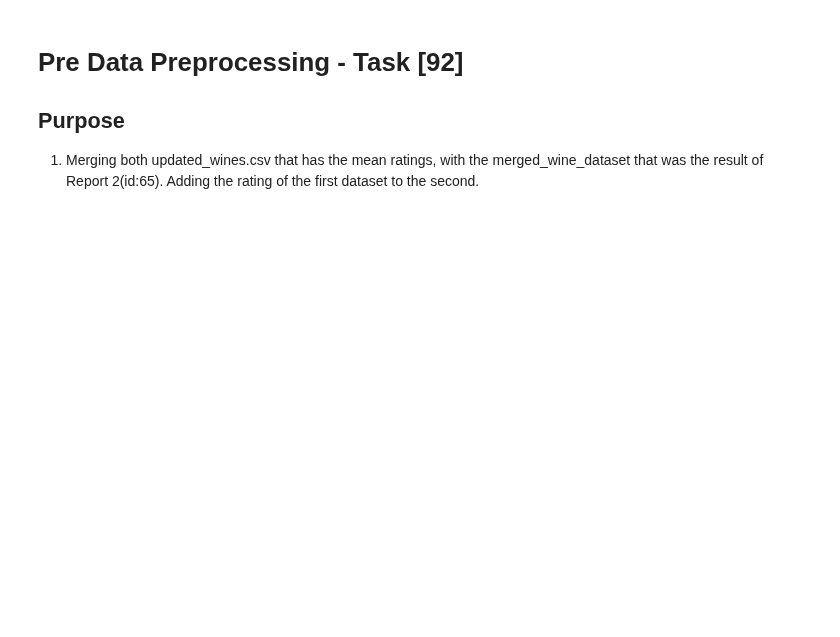
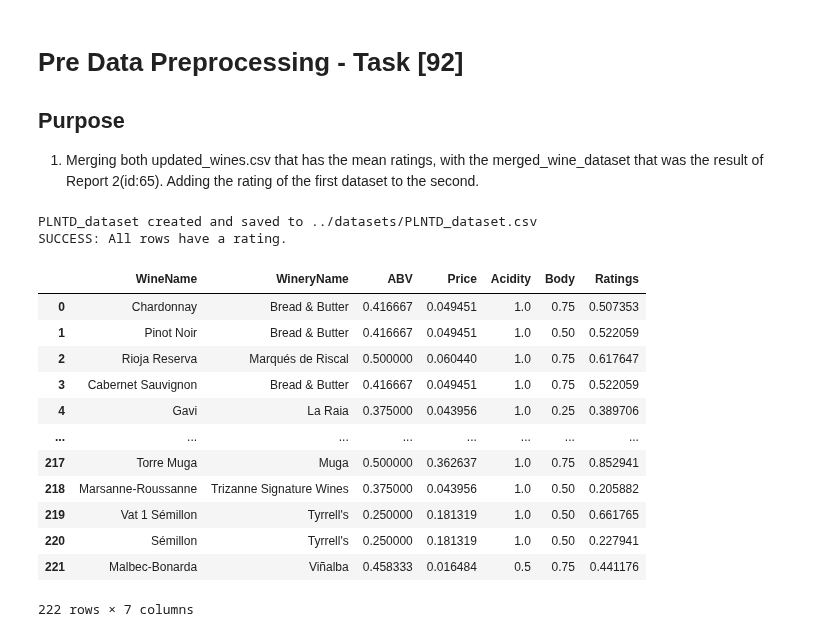
Before and after one commit to SrMasterAD/MEIA_ISEP_TEAM7_2024_2025_Challenge_2, a Jupyter notebook: notebooks/Notebook_Main_PLNTD.ipynb, the cells around one changed output. Cells and saved outputs as stored; diff of their text form; code cells hidden in the pictures; blank space fills up the shorter version.

```diff
--- a/notebooks/Notebook_Main_PLNTD.ipynb
+++ b/notebooks/Notebook_Main_PLNTD.ipynb
@@ -131,6 +138,7 @@ df_cleaned.head()
 1. Merging both updated_wines.csv that has the mean ratings, with the merged_wine_dataset that was the result of Report 2(id:65). Adding the rating of the first dataset to the second.
 # %%
 import pandas as pd
+from ftfy import fix_text
 
 file1 = "../datasets/updated_wines.csv"
 file2 = "../datasets/merged_wine_dataset.csv"
@@ -138,10 +146,16 @@ file2 = "../datasets/merged_wine_dataset.csv"
 df1 = pd.read_csv(file1)
 df2 = pd.read_csv(file2)
 
-# Merge the datasets based on WineName and WineryName
+#Merge the datasets based on WineName and WineryName
 merged_df = df2.merge(df1[['WineName', 'WineryName', 'Ratings']], on=['WineName', 'WineryName'], how='left')
 
-# Save the new dataset
+#fix text using ftfy
+#fix all the columns except when the column is a float
+for col in merged_df.columns:
+    if merged_df[col].dtype == 'object':
+        merged_df[col] = merged_df[col].apply(lambda x: fix_text(x) if isinstance(x, str) else x)
+
+#Save the new dataset
 output_file = "../datasets/PLNTD_dataset.csv"
 merged_df.to_csv(output_file, index=False)
 
@@ -155,3 +169,45 @@ if not missing_ratings.empty:
     print(missing_ratings)
 else:
     print("SUCCESS: All rows have a rating.")
+# %% [output]
+PLNTD_dataset created and saved to ../datasets/PLNTD_dataset.csv
+SUCCESS: All rows have a rating.
+# %%
+import numpy as np
+from sklearn.preprocessing import MinMaxScaler
+
+numeric_cols = ['Price', 'ABV', 'Body']
+
+mapping_acidity = {'Low': 1, 'Medium': 2, 'High': 3}
+mapping_body = {'Very light-bodied': 1, 'Light-bodied': 2, 'Medium-bodied': 3, 'Full-bodied': 4, 'Very full-bodied': 5}
+merged_df['Acidity'] = merged_df['Acidity'].map(mapping_acidity)
+merged_df['Body'] = merged_df['Body'].map(mapping_body)
+
+for col in numeric_cols:
+    if col in merged_df.columns:
+        # Remove non-numeric characters and convert to float
+        merged_df[col] = merged_df[col].apply(lambda x: re.sub(r'[^\d.]', '', str(x)).strip() if str(x).strip() else np.nan)
+        merged_df[col] = pd.to_numeric(merged_df[col], errors='coerce')
+#Normalize both body and acidity
+scaler = MinMaxScaler()
+merged_df[['Acidity', 'Body','Price','ABV','Ratings']] = scaler.fit_transform(merged_df[['Acidity', 'Body', 'Price','ABV','Ratings']])
+#Convert to the Saaty scale
+#merged_df[['Acidity', 'Body', 'Price', 'ABV', 'Ratings']] = merged_df[['Acidity', 'Body', 'Price', 'ABV', 'Ratings']].apply((lambda x: (x*8+1).round(7)))
+
+#Drop every column besides the 'Ratings', 'ABV', 'Price', 'Acidity', 'Body'
+df = merged_df[['WineName','WineryName','ABV', 'Price','Acidity', 'Body','Ratings']]
+display(df)
+# %% [output]
+|  | WineName | WineryName | ABV | Price | Acidity | Body | Ratings |
+| 0 | Chardonnay | Bread & Butter | 0.416667 | 0.049451 | 1.0 | 0.75 | 0.507353 |
+| 1 | Pinot Noir | Bread & Butter | 0.416667 | 0.049451 | 1.0 | 0.50 | 0.522059 |
+| 2 | Rioja Reserva | Marqués de Riscal | 0.500000 | 0.060440 | 1.0 | 0.75 | 0.617647 |
+| 3 | Cabernet Sauvignon | Bread & Butter | 0.416667 | 0.049451 | 1.0 | 0.75 | 0.522059 |
+| 4 | Gavi | La Raia | 0.375000 | 0.043956 | 1.0 | 0.25 | 0.389706 |
+| ... | ... | ... | ... | ... | ... | ... | ... |
+| 217 | Torre Muga | Muga | 0.500000 | 0.362637 | 1.0 | 0.75 | 0.852941 |
+| 218 | Marsanne-Roussanne | Trizanne Signature Wines | 0.375000 | 0.043956 | 1.0 | 0.50 | 0.205882 |
+| 219 | Vat 1 Sémillon | Tyrrell's | 0.250000 | 0.181319 | 1.0 | 0.50 | 0.661765 |
+| 220 | Sémillon | Tyrrell's | 0.250000 | 0.181319 | 1.0 | 0.50 | 0.227941 |
+| 221 | Malbec-Bonarda | Viñalba | 0.458333 | 0.016484 | 0.5 | 0.75 | 0.441176 |
+222 rows × 7 columns
```
Also changed, not shown: parts of 6 cells of this notebook, 1 other file.
